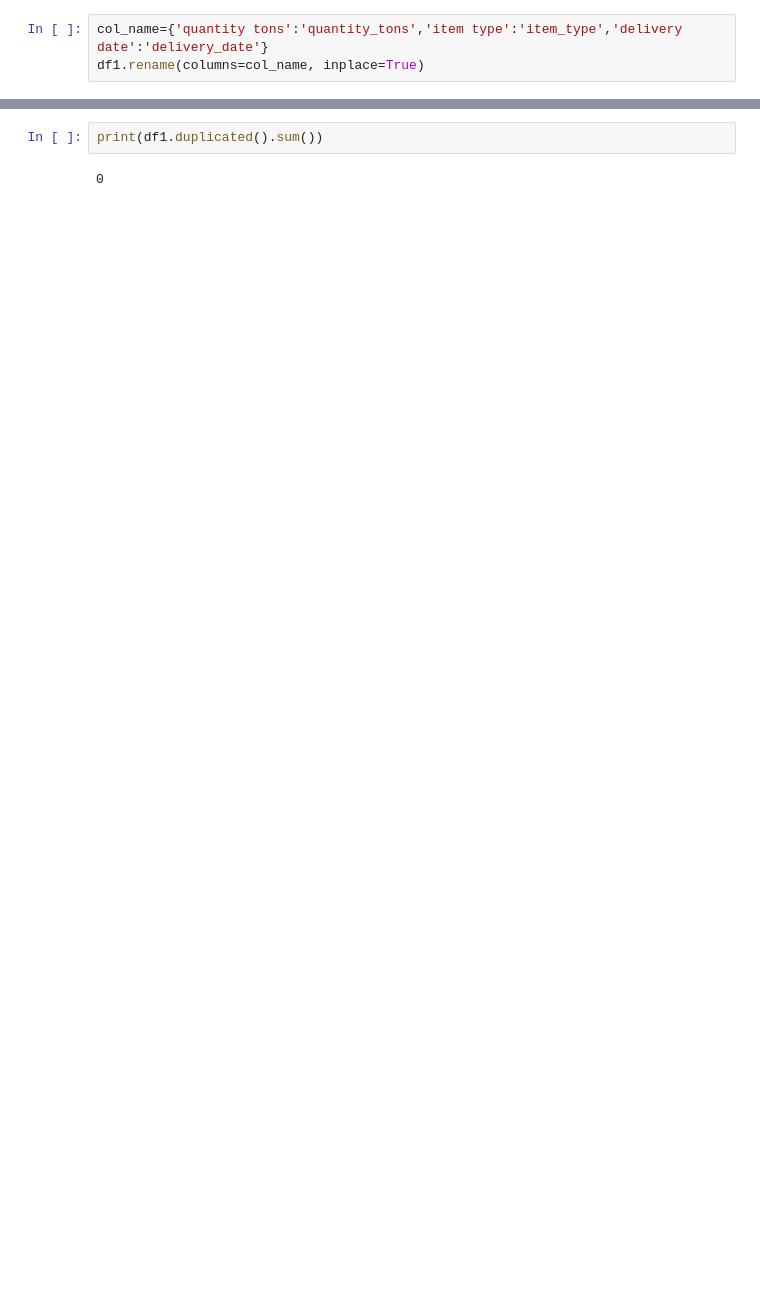
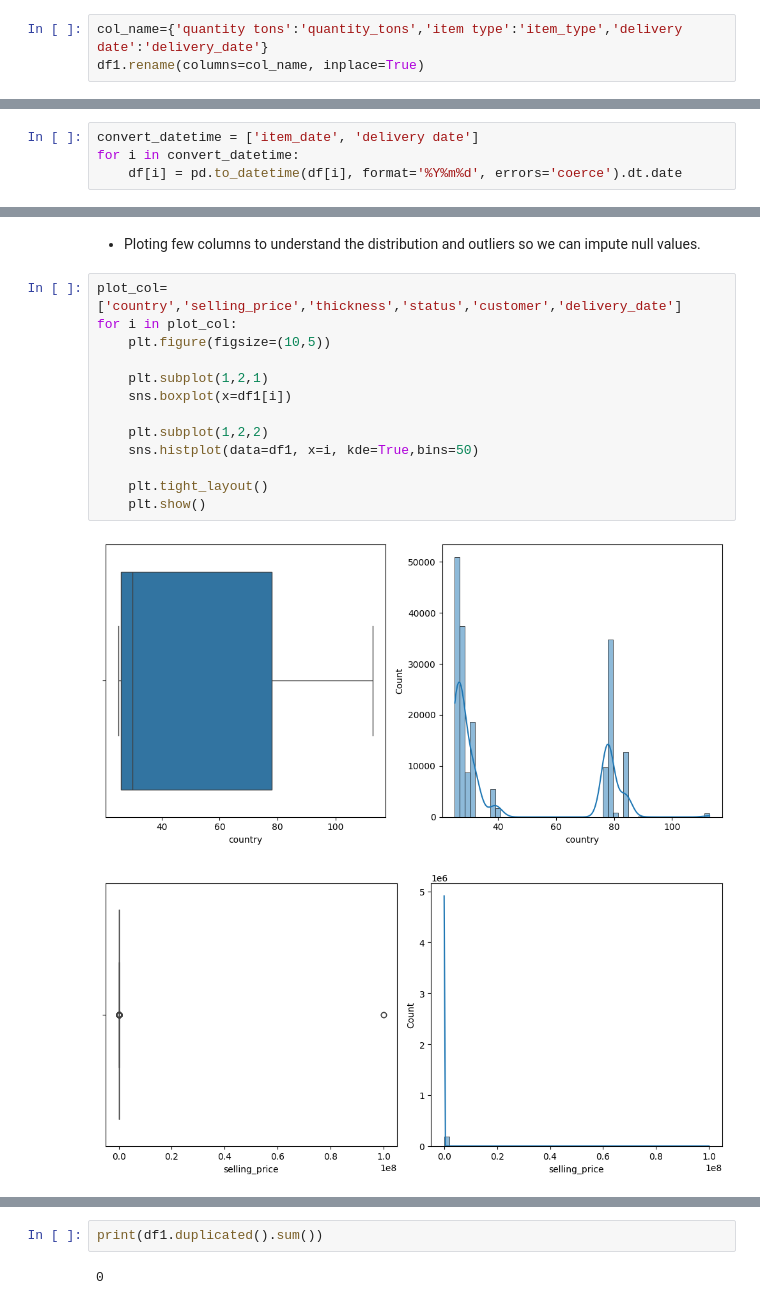
Before and after one commit to Santhosh-Analytics/Copper-Pricing-lead-conversion-PredictiveModeling-, a Jupyter notebook: Data Preprocessing.ipynb, the cells around one changed output, grey strips where cells are left out. Saved outputs shown, nothing was run; the diff lists cells and outputs as text; blank space fills up the shorter version.

```diff
--- a/Data Preprocessing.ipynb
+++ b/Data Preprocessing.ipynb
@@ -68,0 +78,4 @@ df1.rename(columns=col_name, inplace=True)
+# %%
+convert_datetime = ['item_date', 'delivery date']
+for i in convert_datetime:
+    df[i] = pd.to_datetime(df[i], format='%Y%m%d', errors='coerce').dt.date
@@ -135,0 +179,18 @@ df1.describe().T
+# %% [markdown]
+- Ploting few columns to understand the distribution and outliers so we can impute null values.
+# %%
+plot_col=['country','selling_price','thickness','status','customer','delivery_date']
+for i in plot_col:
+    plt.figure(figsize=(10,5))
+
+    plt.subplot(1,2,1)
+    sns.boxplot(x=df1[i])
+
+    plt.subplot(1,2,2)
+    sns.histplot(data=df1, x=i, kde=True,bins=50)
+
+    plt.tight_layout()
+    plt.show()
+# %% [output]
+[figure, added]
+[figure, added]
```
Also changed, not shown: parts of 106 cells of this notebook, 1 other file.
